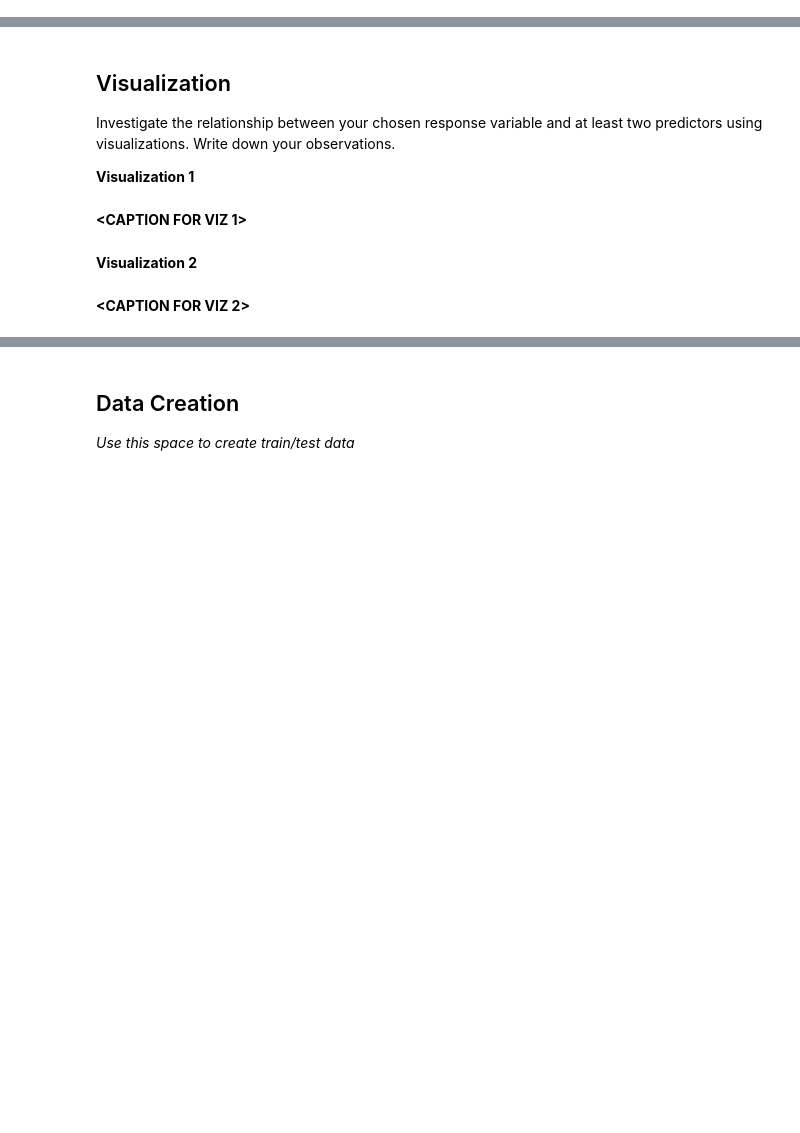
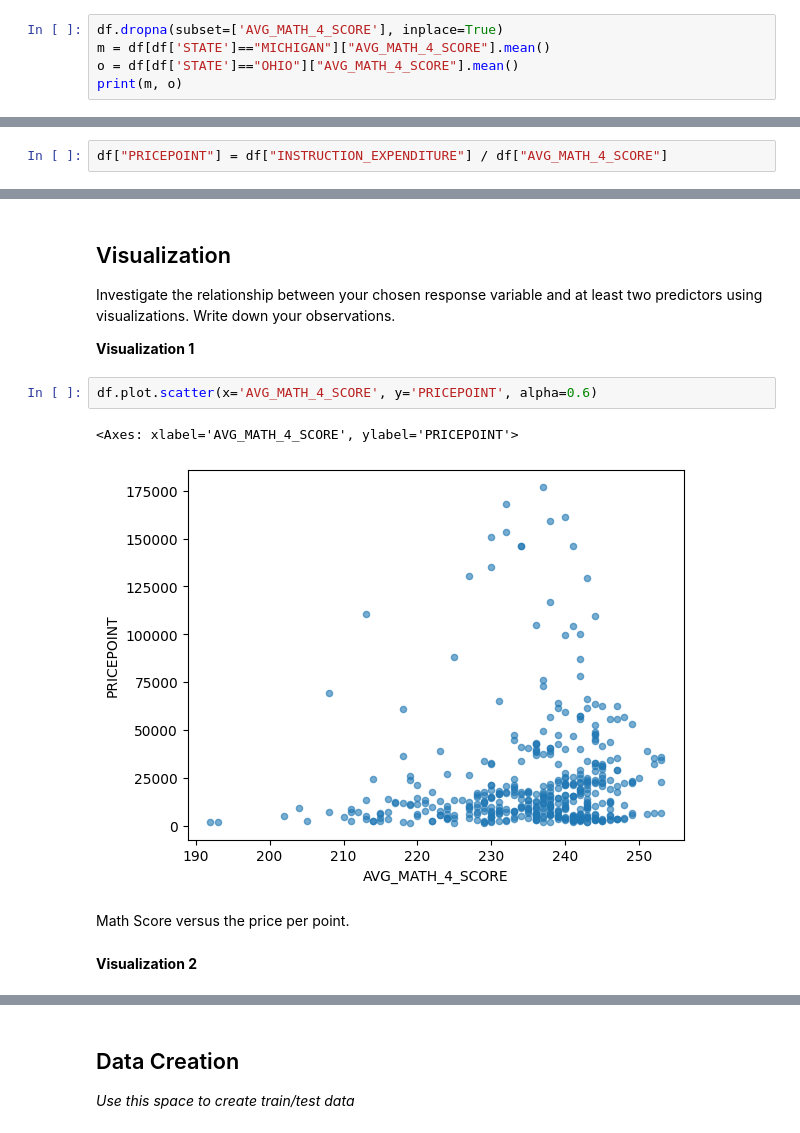
Before and after one commit to jobin-b/2023-Tutorials, a Jupyter notebook: tutorial1/checkpoint1.ipynb, the cells around one changed output, grey strips where cells are left out. Cells and saved outputs as stored; diff of their text form; blank space fills up the shorter version.

```diff
--- a/tutorial1/checkpoint1.ipynb
+++ b/tutorial1/checkpoint1.ipynb
@@ -77,0 +89,5 @@ SyntaxError: unterminated string literal (detected at line 1) (1265003320.py, li
+# %%
+df.dropna(subset=['AVG_MATH_4_SCORE'], inplace=True)
+m = df[df['STATE']=="MICHIGAN"]["AVG_MATH_4_SCORE"].mean()
+o = df[df['STATE']=="OHIO"]["AVG_MATH_4_SCORE"].mean()
+print(m, o)
@@ -93,0 +134,2 @@ Feature engineering justification: **<BRIEFLY DESCRIBE WHY YOU MADE THE CHANGES
+# %%
+df["PRICEPOINT"] = df["INSTRUCTION_EXPENDITURE"] / df["AVG_MATH_4_SCORE"]
@@ -97,9 +141,12 @@ Feature engineering justification: **<BRIEFLY DESCRIBE WHY YOU MADE THE CHANGES
 Investigate the relationship between your chosen response variable and at least two predictors using visualizations. Write down your observations.
 
 **Visualization 1**
-# %% [markdown]
-**<CAPTION FOR VIZ 1>**
+# %%
+df.plot.scatter(x='AVG_MATH_4_SCORE', y='PRICEPOINT', alpha=0.6)
+# %% [output]
+<Axes: xlabel='AVG_MATH_4_SCORE', ylabel='PRICEPOINT'>
+[figure, added]
+# %% [markdown]
+Math Score versus the price per point.
 # %% [markdown]
 **Visualization 2**
-# %% [markdown]
-**<CAPTION FOR VIZ 2>**
```
Also changed, not shown: parts of 21 cells of this notebook.
